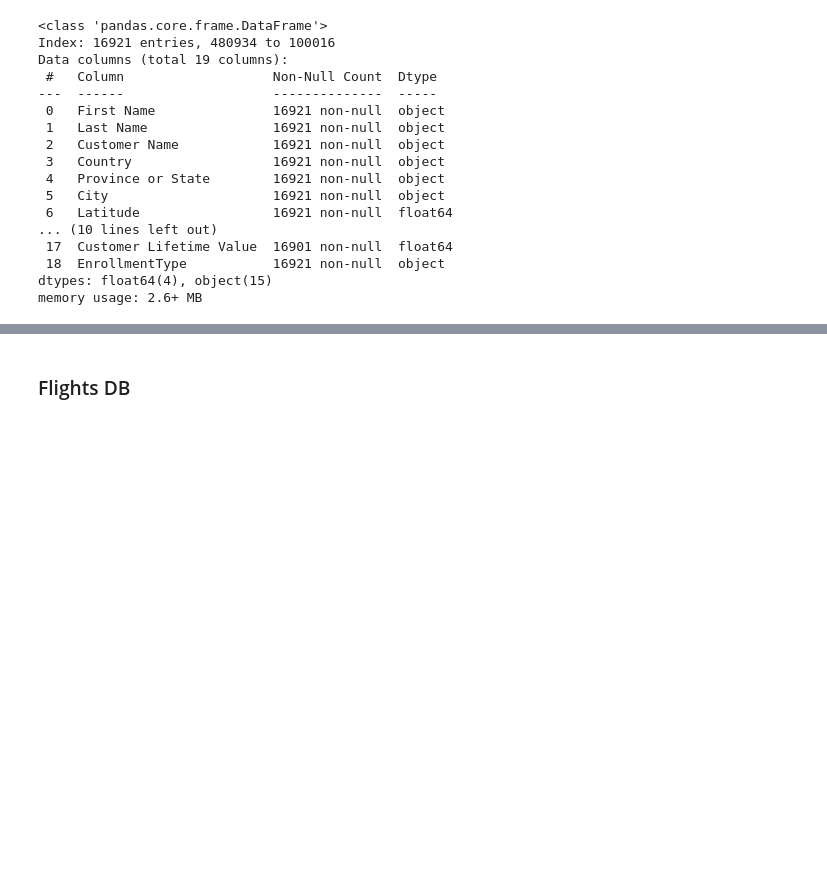
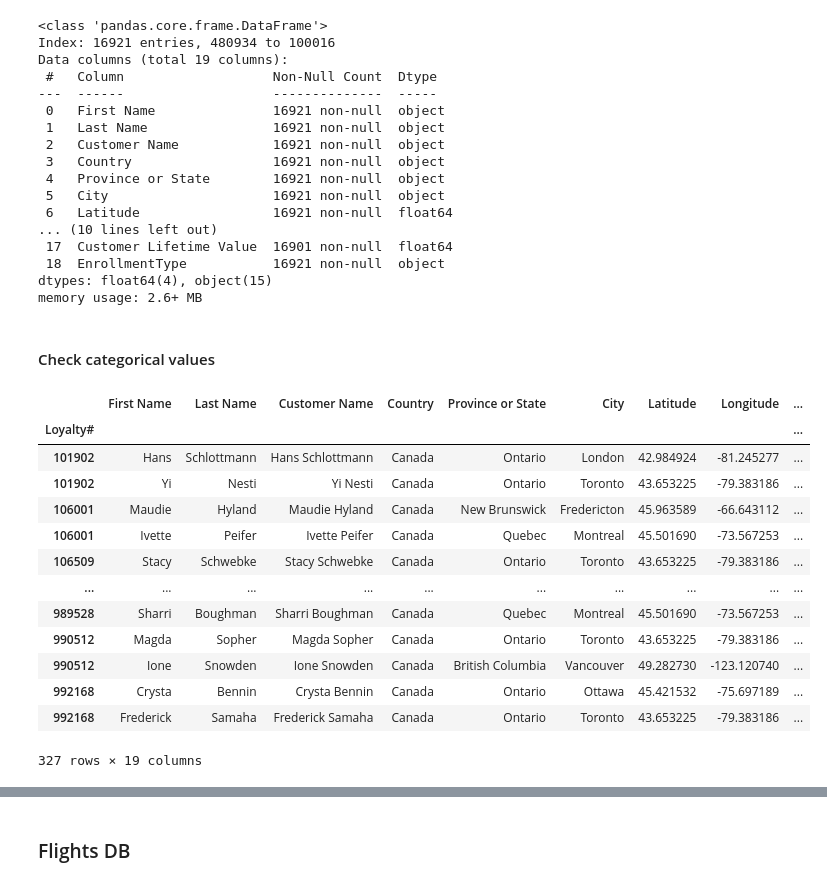
Before and after one commit to lucasdmcax/data_mining, a Jupyter notebook: Group20_EDA_Code.ipynb, the cells around one changed output, grey strips where cells are left out. Saved outputs shown, nothing was run; the diff lists cells and outputs as text; code cells hidden in the pictures; blank space fills up the shorter version.

```diff
--- a/Group20_EDA_Code.ipynb
+++ b/Group20_EDA_Code.ipynb
@@ -62,3 +65,24 @@ Data columns (total 19 columns):
  18  EnrollmentType           16921 non-null  object
 dtypes: float64(4), object(15)
 memory usage: 2.6+ MB
+# %% [markdown]
+#### <a id="check-cat-values-customer"></a> Check categorical values
+# %%
+# Get examples of duplicate loyalty IDs
+duplicate_ids = customer_db.index.duplicated(keep=False)
+customer_db[duplicate_ids].sort_index()
+# %% [output]
+|  | First Name | Last Name | Customer Name | Country | Province or State | City | Latitude | Longitude | ... |
+| Loyalty# |  |  |  |  |  |  |  |  | ... |
+| 101902 | Hans | Schlottmann | Hans Schlottmann | Canada | Ontario | London | 42.984924 | -81.245277 | ... |
+| 101902 | Yi | Nesti | Yi Nesti | Canada | Ontario | Toronto | 43.653225 | -79.383186 | ... |
+| 106001 | Maudie | Hyland | Maudie Hyland | Canada | New Brunswick | Fredericton | 45.963589 | -66.643112 | ... |
+| 106001 | Ivette | Peifer | Ivette Peifer | Canada | Quebec | Montreal | 45.501690 | -73.567253 | ... |
+| 106509 | Stacy | Schwebke | Stacy Schwebke | Canada | Ontario | Toronto | 43.653225 | -79.383186 | ... |
+| ... | ... | ... | ... | ... | ... | ... | ... | ... | ... |
+| 989528 | Sharri | Boughman | Sharri Boughman | Canada | Quebec | Montreal | 45.501690 | -73.567253 | ... |
+| 990512 | Magda | Sopher | Magda Sopher | Canada | Ontario | Toronto | 43.653225 | -79.383186 | ... |
+| 990512 | Ione | Snowden | Ione Snowden | Canada | British Columbia | Vancouver | 49.282730 | -123.120740 | ... |
+| 992168 | Crysta | Bennin | Crysta Bennin | Canada | Ontario | Ottawa | 45.421532 | -75.697189 | ... |
+| 992168 | Frederick | Samaha | Frederick Samaha | Canada | Ontario | Toronto | 43.653225 | -79.383186 | ... |
+327 rows × 19 columns
```
Also changed, not shown: parts of 3 cells of this notebook.
